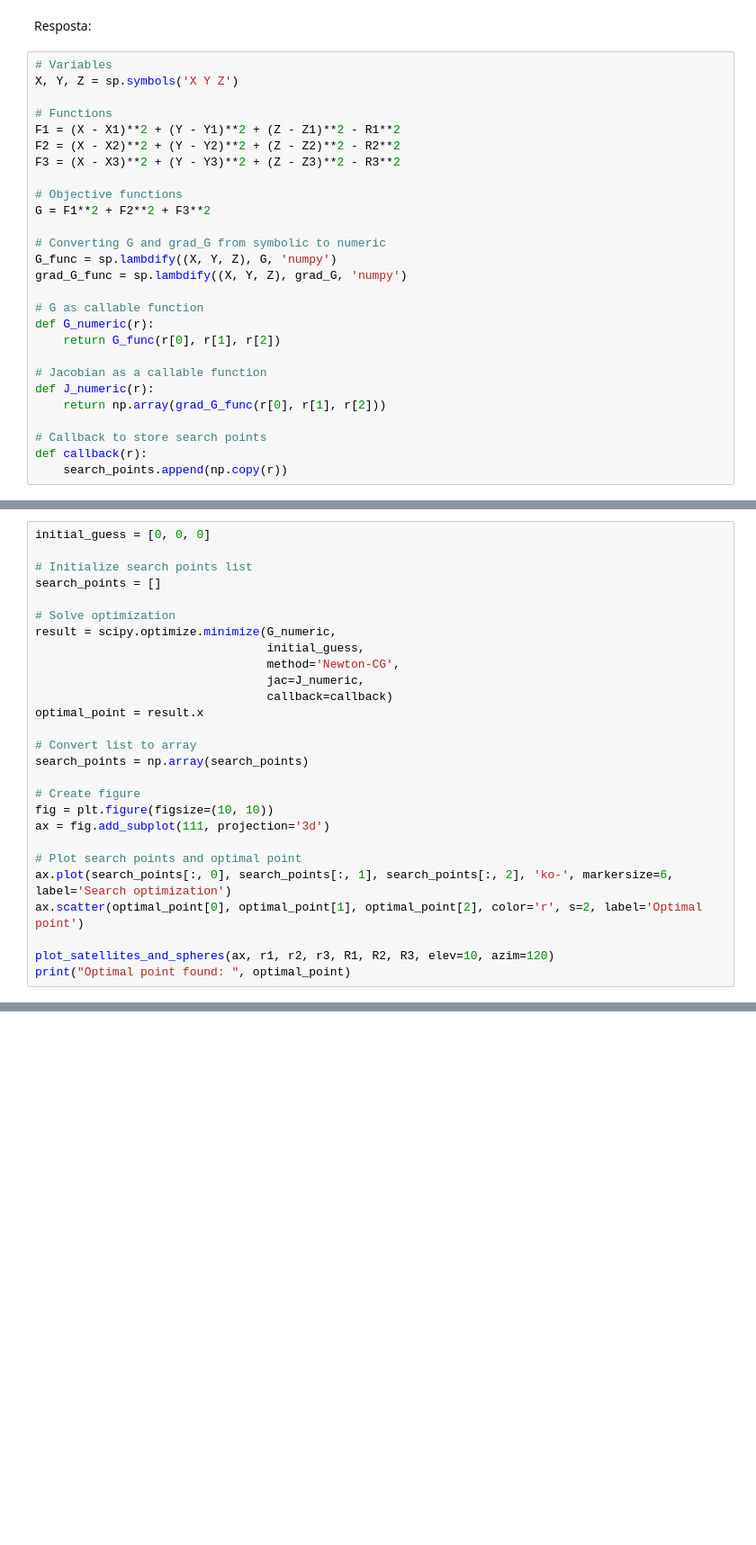
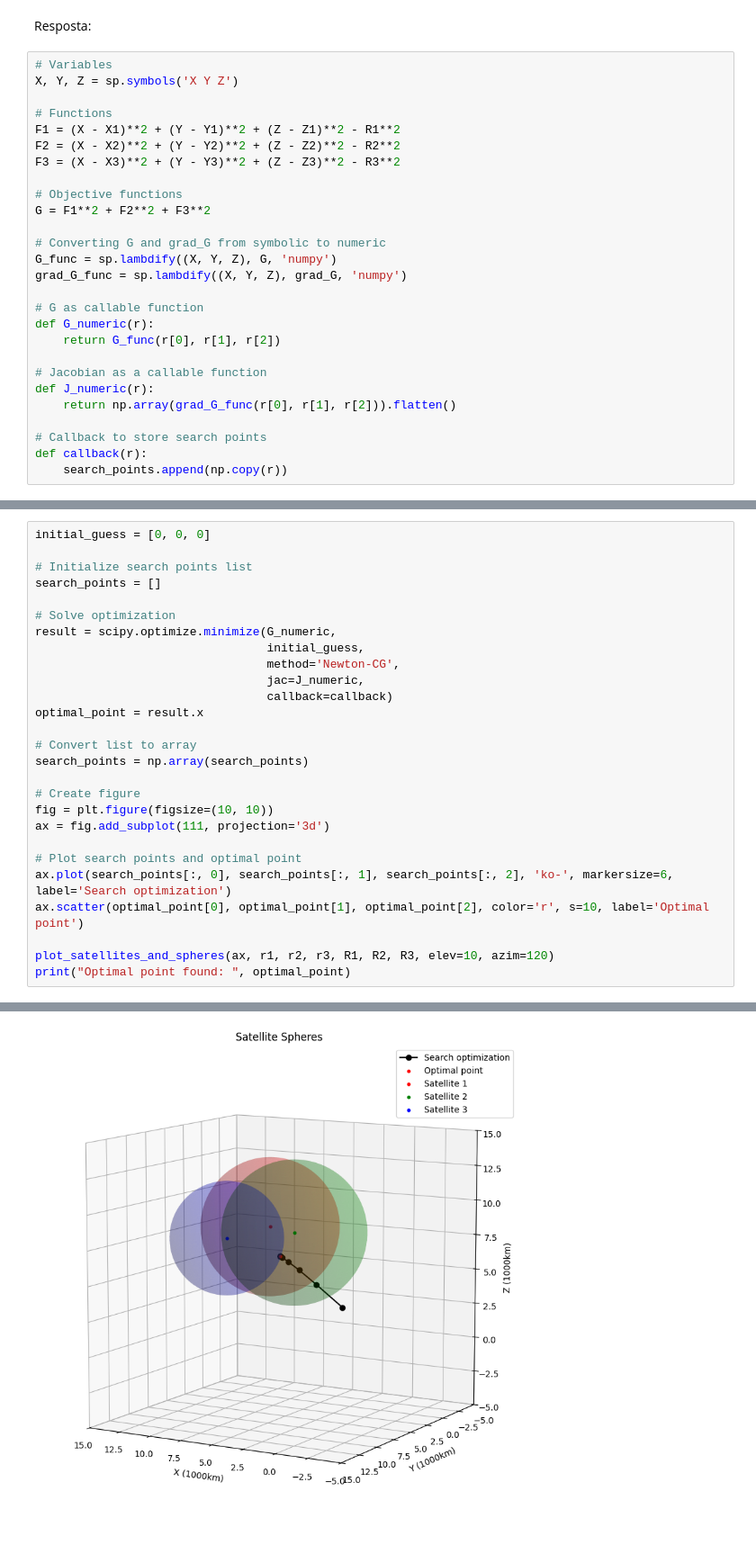
Before and after one commit to davibelo/EQE703_trabalho_1, a Jupyter notebook: res_questao_2.ipynb, the cells around one changed output, grey strips where cells are left out. Shown at 90% size. Cells and saved outputs as stored; diff of their text form; blank space fills up the shorter version.

```diff
--- a/res_questao_2.ipynb
+++ b/res_questao_2.ipynb
@@ -397,7 +397,7 @@ def G_numeric(r):
 
 # Jacobian as a callable function
 def J_numeric(r):
-    return np.array(grad_G_func(r[0], r[1], r[2]))
+    return np.array(grad_G_func(r[0], r[1], r[2])).flatten()
 
 # Callback to store search points
 def callback(r):
@@ -517,7 +519,7 @@ ax = fig.add_subplot(111, projection='3d')
 
 # Plot search points and optimal point
 ax.plot(search_points[:, 0], search_points[:, 1], search_points[:, 2], 'ko-', markersize=6, label='Search optimization')
-ax.scatter(optimal_point[0], optimal_point[1], optimal_point[2], color='r', s=2, label='Optimal point')
+ax.scatter(optimal_point[0], optimal_point[1], optimal_point[2], color='r', s=10, label='Optimal point')
 
 plot_satellites_and_spheres(ax, r1, r2, r3, R1, R2, R3, elev=10, azim=120)
 print("Optimal point found: ", optimal_point)
@@ -525,0 +528 @@ ValueError: shapes (3,1) and (3,1) not aligned: 1 (dim 1) != 3 (dim 0)
+[figure, added]
```
Also changed, not shown: parts of 8 cells of this notebook.
